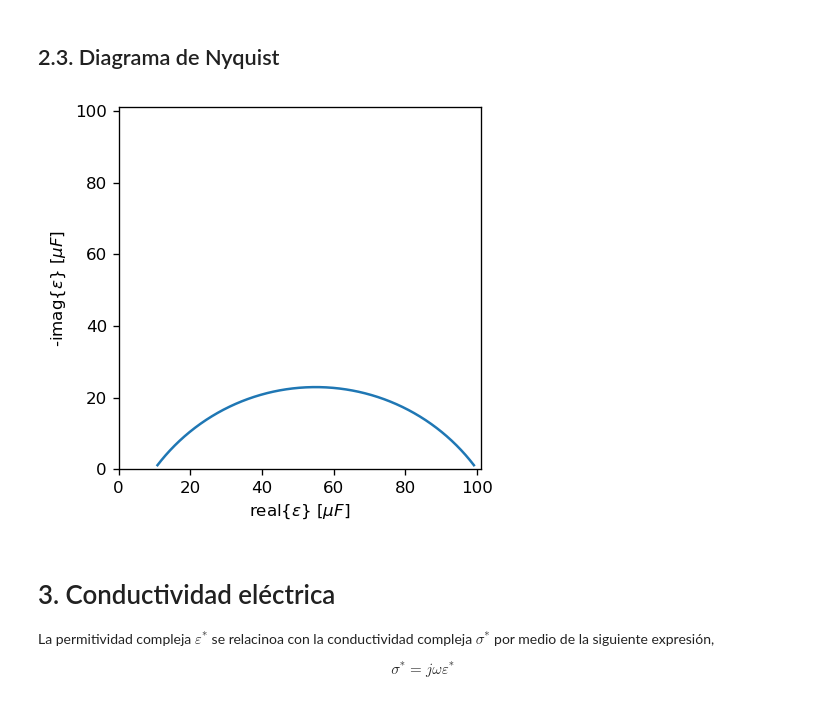
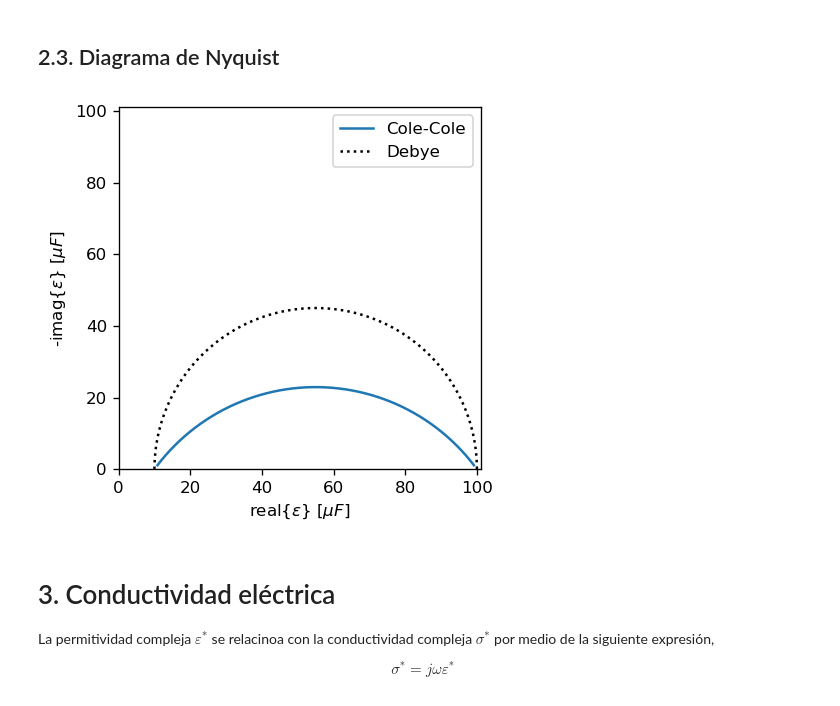
Before and after one commit to davidalejandromiranda/fisicoquimica, a Jupyter notebook: impedancia/ModeloColeCole.ipynb, the cells around one changed output. Drawn from its saved outputs; the diff is of its cells as text; code cells hidden in the pictures.

```diff
--- a/impedancia/ModeloColeCole.ipynb
+++ b/impedancia/ModeloColeCole.ipynb
@@ -23,6 +23,7 @@ f = np.logspace(1, 7, 1000)
 w = 2*pi*f
 
 epsilon = epsilon_i + (epsilon_s - epsilon_i)/(1 + (1j*w*tau)**(1-a))
+debye = epsilon_i + (epsilon_s - epsilon_i)/(1 + 1j*w*tau)
 # %% [markdown]
 ## 2.1. Parte real e imaginaria
 # %%
@@ -61,14 +69,16 @@ ax2.tick_params(axis='y', labelcolor=color)
 ## 2.3. Diagrama de Nyquist
 # %%
 plt.figure(dpi=120)
-plt.plot(1e6*epsilon.real, -1e6*epsilon.imag)
+plt.plot(1e6*epsilon.real, -1e6*epsilon.imag, label='Cole-Cole')
+plt.plot(1e6*debye.real, -1e6*debye.imag, ':k', label='Debye')
 plt.xlabel(r'real{$\varepsilon$} $[\mu F]$')
 plt.ylabel(r'-imag{$\varepsilon$} $[\mu F]$')
 plt.gca().set_aspect('equal')
 xy_max = 1.02*max([max(1e6*epsilon.real), max(-1e6*epsilon.imag)])
+plt.legend()
 _ = plt.axis([0, xy_max, 0, xy_max])
 # %% [output]
-[figure, old version]
+[figure, new version]
 # %% [markdown]
 # 3. Conductividad eléctrica
 La permitividad compleja $\varepsilon^*$ se relacinoa con la conductividad compleja $\sigma^*$ por medio de la siguiente expresión,
```
Also changed, not shown: parts of 2 cells of this notebook.
